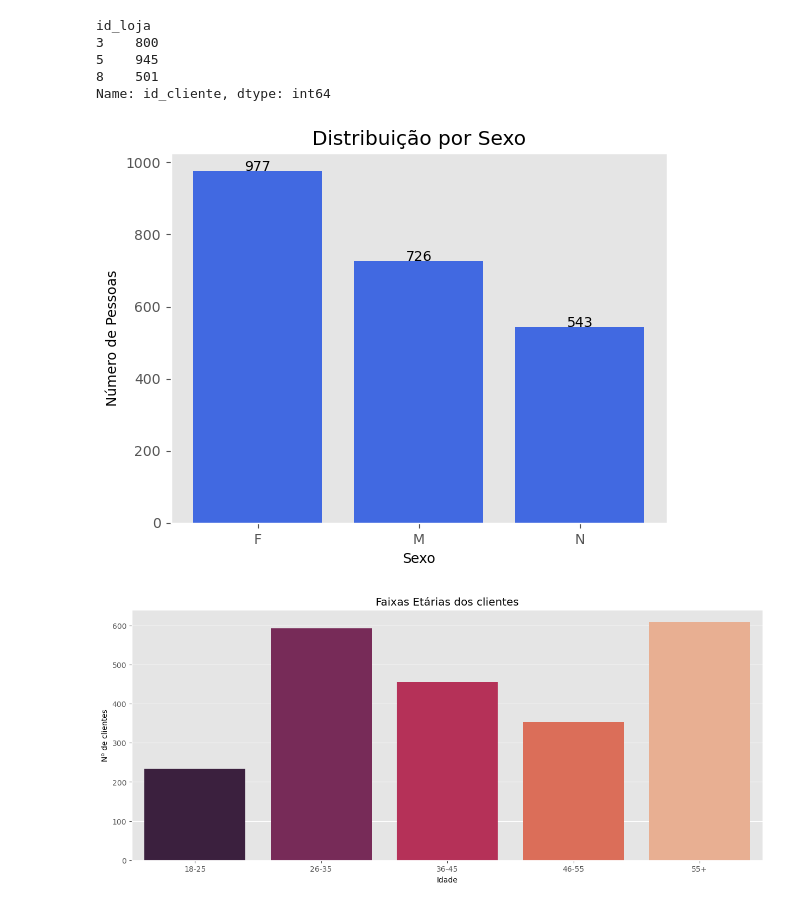
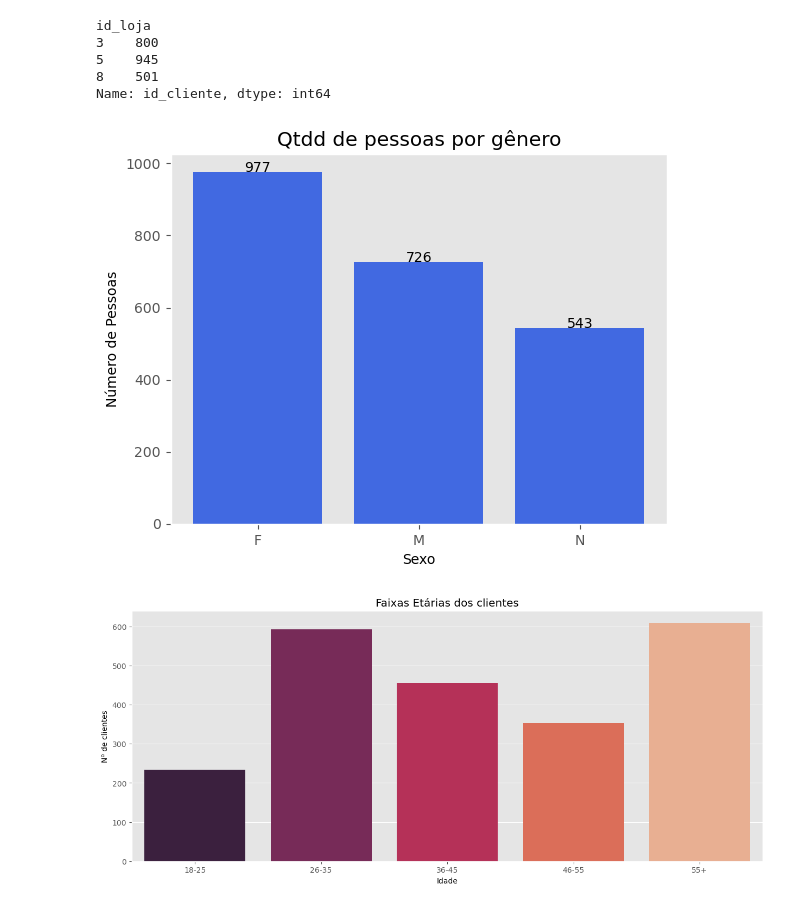
Before and after one commit to davibarbosabdj/Segmenta--o-de-Clientes---Projeto-Integrador, a Jupyter notebook: notebooks/analise_exploratoria_inicial.ipynb, the cells around one changed output. Drawn from its saved outputs; the diff is of its cells as text; code cells hidden in the pictures.

```diff
--- a/notebooks/analise_exploratoria_inicial.ipynb
+++ b/notebooks/analise_exploratoria_inicial.ipynb
@@ -326,23 +326,23 @@ cl['idade'] = (hoje - pd.to_datetime(cl['data_aniversario'], format='%Y-%m-%d').
 # %%
 # Agrupa os dados por sexo e conta o número de ocorrências em cada grupo
 contagem_sexo = cl.groupby('genero').size()
 
 # Cria o gráfico de barras
 plt.bar(contagem_sexo.index, contagem_sexo.values, color='royalblue')
 
 # Adiciona uma legenda com a contagem de cada grupo
 for i, valor in enumerate(contagem_sexo):
     plt.text(i, valor, str(valor), ha='center')
 
 # Configura os rótulos dos eixos e o título do gráfico
 plt.xlabel('Sexo')
 plt.ylabel('Número de Pessoas')
-plt.title('Distribuição por Sexo')
+plt.title('Qtdd de pessoas por gênero')
 plt.grid(False)
 # Exibe o gráfico
 plt.show()
 # %% [output]
-[figure, old version]
+[figure, new version]
 # %%
 age18_25 = cl.idade[(cl.idade <= 25) & (cl.idade >= 18)]
 age26_35 = cl.idade[(cl.idade <= 35) & (cl.idade >= 26)]
```
